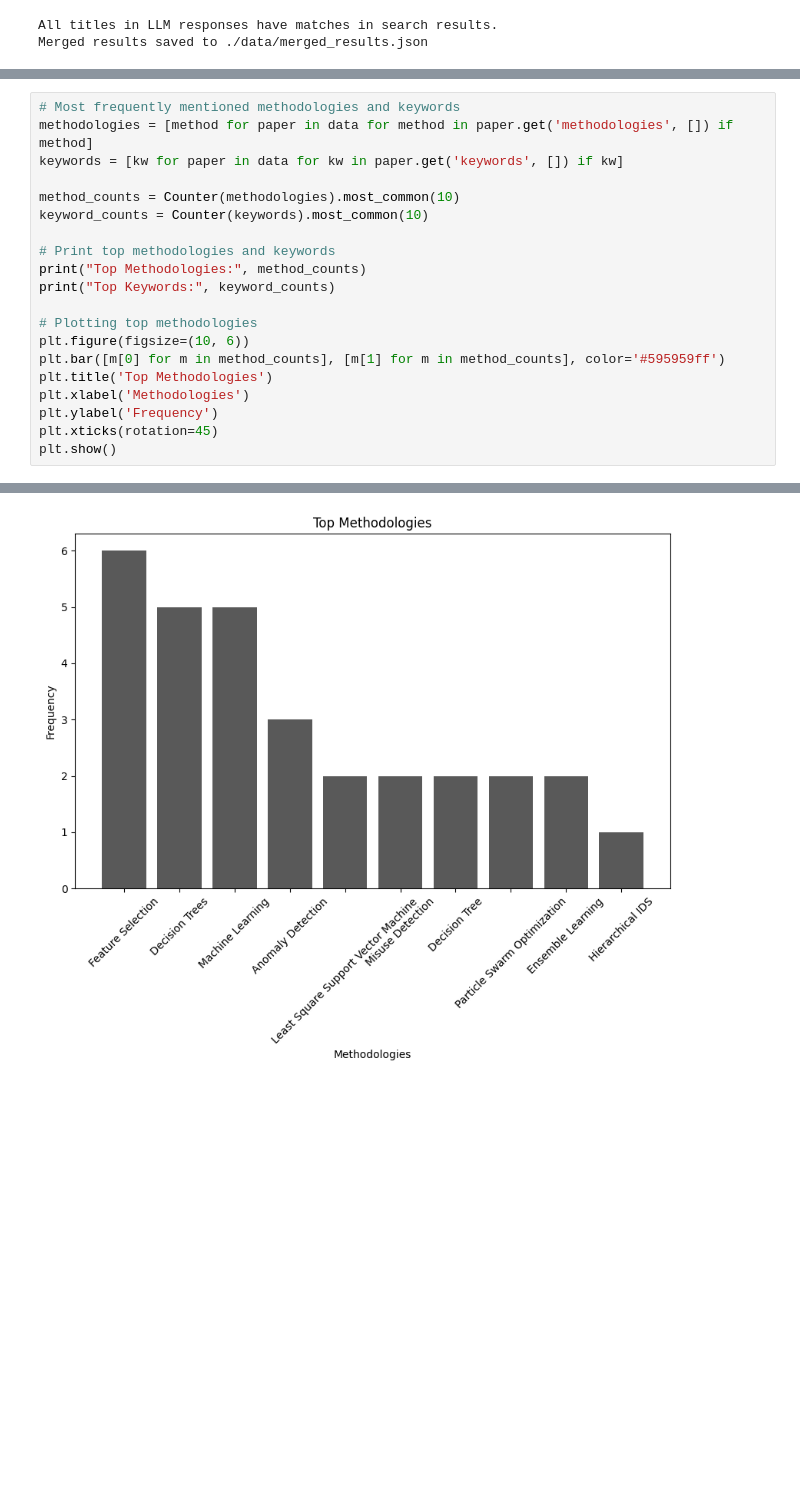
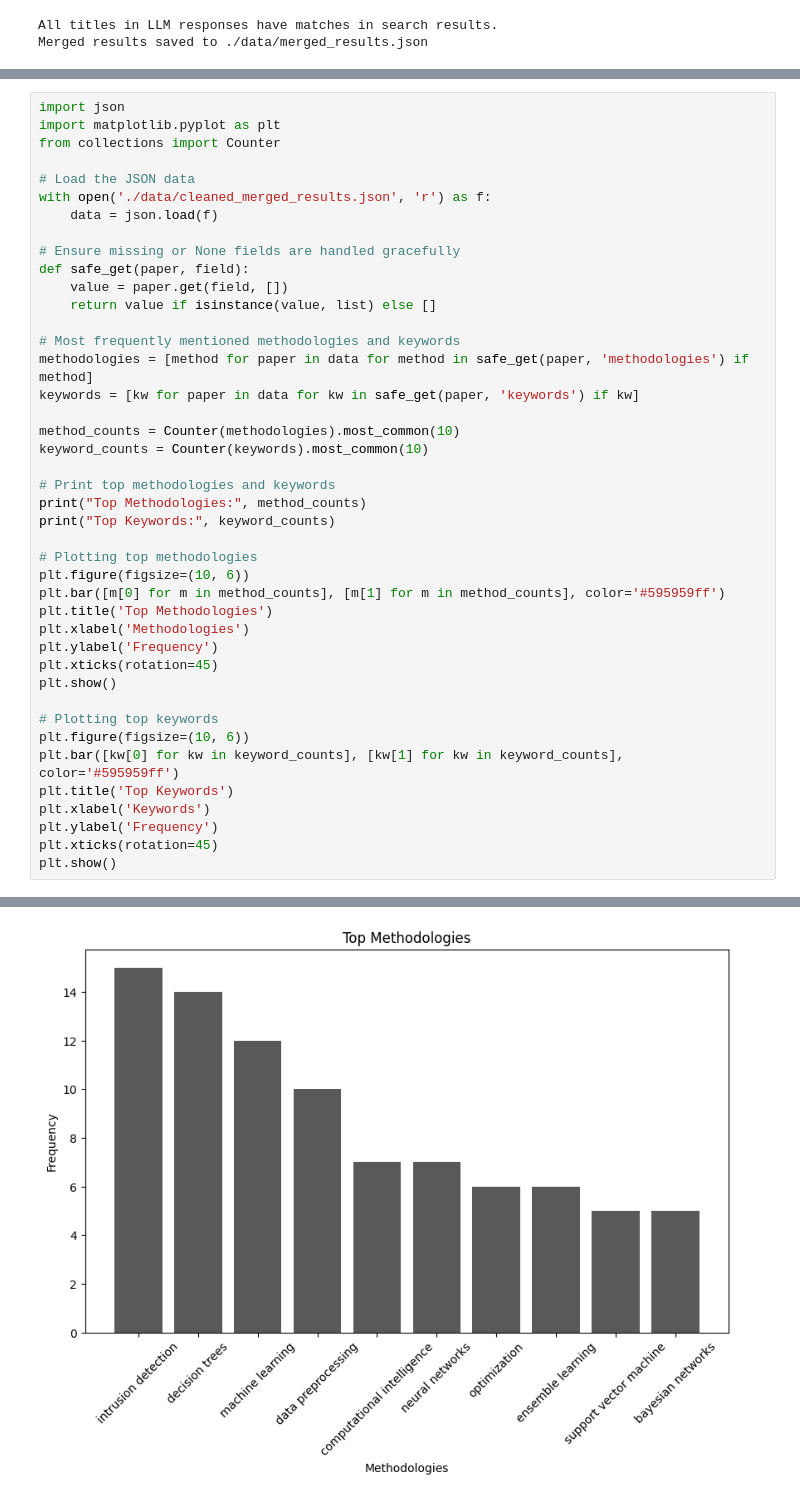
Before and after one commit to satilog/3wd-paper-search-tool, a Jupyter notebook: Analysis.ipynb, the cells around one changed output, grey strips where cells are left out. Drawn from its saved outputs; the diff is of its cells as text; blank space fills up the shorter version.

Commit message:
Update analysis for visualizations

```diff
--- a/Analysis.ipynb
+++ b/Analysis.ipynb
@@ -200,7 +297,20 @@ Unique Evaluation Environments: {'Simulated military network environment', 'Oper
 # %%
+import json
+import matplotlib.pyplot as plt
+from collections import Counter
+
+# Load the JSON data
+with open('./data/cleaned_merged_results.json', 'r') as f:
+    data = json.load(f)
+
+# Ensure missing or None fields are handled gracefully
+def safe_get(paper, field):
+    value = paper.get(field, [])
+    return value if isinstance(value, list) else []
+
 # Most frequently mentioned methodologies and keywords
-methodologies = [method for paper in data for method in paper.get('methodologies', []) if method]
-keywords = [kw for paper in data for kw in paper.get('keywords', []) if kw]
+methodologies = [method for paper in data for method in safe_get(paper, 'methodologies') if method]
+keywords = [kw for paper in data for kw in safe_get(paper, 'keywords') if kw]
 
 method_counts = Counter(methodologies).most_common(10)
 keyword_counts = Counter(keywords).most_common(10)
@@ -217,4 +327,13 @@ plt.xlabel('Methodologies')
 plt.ylabel('Frequency')
 plt.xticks(rotation=45)
 plt.show()
+
+# Plotting top keywords
+plt.figure(figsize=(10, 6))
+plt.bar([kw[0] for kw in keyword_counts], [kw[1] for kw in keyword_counts], color='#595959ff')
+plt.title('Top Keywords')
+plt.xlabel('Keywords')
+plt.ylabel('Frequency')
+plt.xticks(rotation=45)
+plt.show()
 # %% [output]
@@ -223 +342 @@ Top Keywords: [('Intrusion Detection', 12), ('Intrusion Detection Systems', 8),
-[figure, old version]
+[figure, new version]
```
Also changed, not shown: parts of 15 cells of this notebook, 2 other files.
